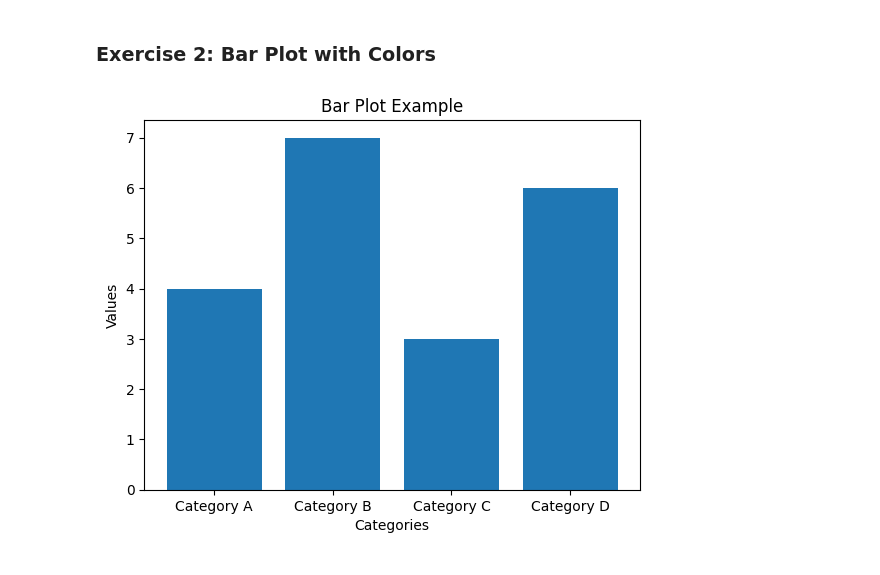
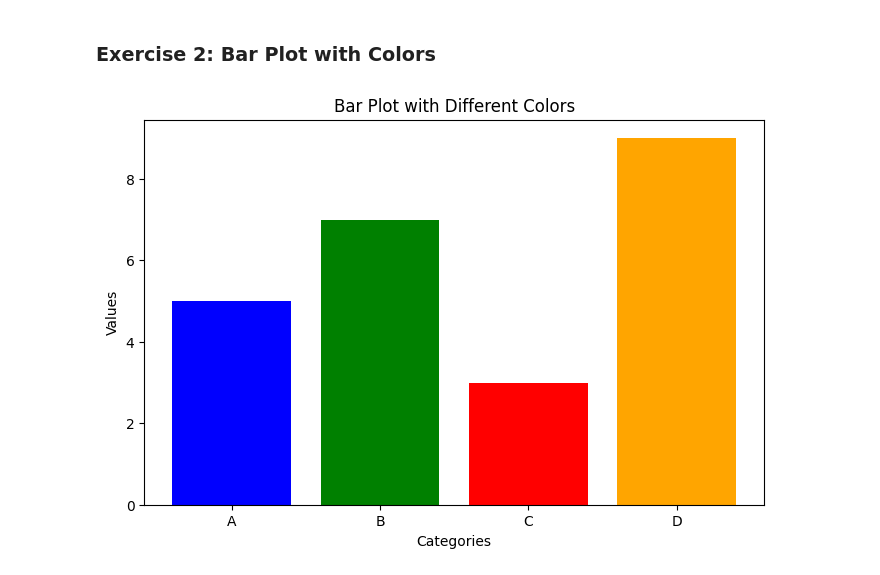
Before and after one commit to Veneel77/python-jupyter-template, a Jupyter notebook: src/2-bar-plot.ipynb, the cells around one changed output. Cells and saved outputs as stored; diff of their text form; code cells hidden in the pictures.

```diff
--- a/src/2-bar-plot.ipynb
+++ b/src/2-bar-plot.ipynb
@@ -1,21 +1,51 @@
 # %% [markdown]
 ### Exercise 2: Bar Plot with Colors
-# %%
-# TASK: Create a bar plot with the following data: categories = ['A', 'B', 'C', 'D'] and values = [5, 7, 3, 9].
-# Use different colors for each bar and add a title to the plot.
-import matplotlib.pyplot as plt
-categories = ['Category A', 'Category B', 'Category C', 'Category D']
-values = [4, 7, 3, 6]
-
-# Create a bar plot
-plt.bar(categories, values)
-
-# Labeling the axes and the plot
-plt.xlabel('Categories')
-plt.ylabel('Values')
-plt.title('Bar Plot Example')
-
-# Show the plot
-plt.show()
-# %% [output]
-[figure, removed]
+# %%
+# TASK: Create a bar plot with the following data: categories = ['A', 'B', 'C', 'D'] and values = [5, 7, 3, 9].
+# Use different colors for each bar and add a title to the plot.
+import matplotlib.pyplot as plt
+
+# Function to plot a bar chart with error handling
+def plot_bar_chart(categories, values):
+    try:
+        # Validate input types
+        if not isinstance(categories, list) or not isinstance(values, list):
+            raise TypeError("Both 'categories' and 'values' should be lists.")
+
+        # Validate that both lists have the same length
+        if len(categories) != len(values):
+            raise ValueError("'categories' and 'values' must have the same length.")
+
+        # Ensure all values are numerical
+        if not all(isinstance(v, (int, float)) for v in values):
+            raise TypeError("All elements in 'values' must be numerical.")
+
+        # Ensure all categories are strings
+        if not all(isinstance(c, str) for c in categories):
+            raise TypeError("All elements in 'categories' must be strings.")
+
+        # Define colors dynamically based on the number of categories
+        colors = ['blue', 'green', 'red', 'orange']
+
+        # Create bar plot
+        plt.figure(figsize=(8, 5))  # Set figure size for better visibility
+        plt.bar(categories, values, color=colors)
+
+        # Labeling the axes and the plot
+        plt.xlabel('Categories')
+        plt.ylabel('Values')
+        plt.title('Bar Plot with Different Colors')
+
+        # Show the plot
+        plt.show()
+
+    except Exception as e:
+        print(f"Error: {e}")
+
+# Example usage
+if __name__ == "__main__":
+    categories = ['A', 'B', 'C', 'D']
+    values = [5, 7, 3, 9]
+    plot_bar_chart(categories, values)
+# %% [output]
+[figure, added]
```
Also changed, not shown: 4 other files.
